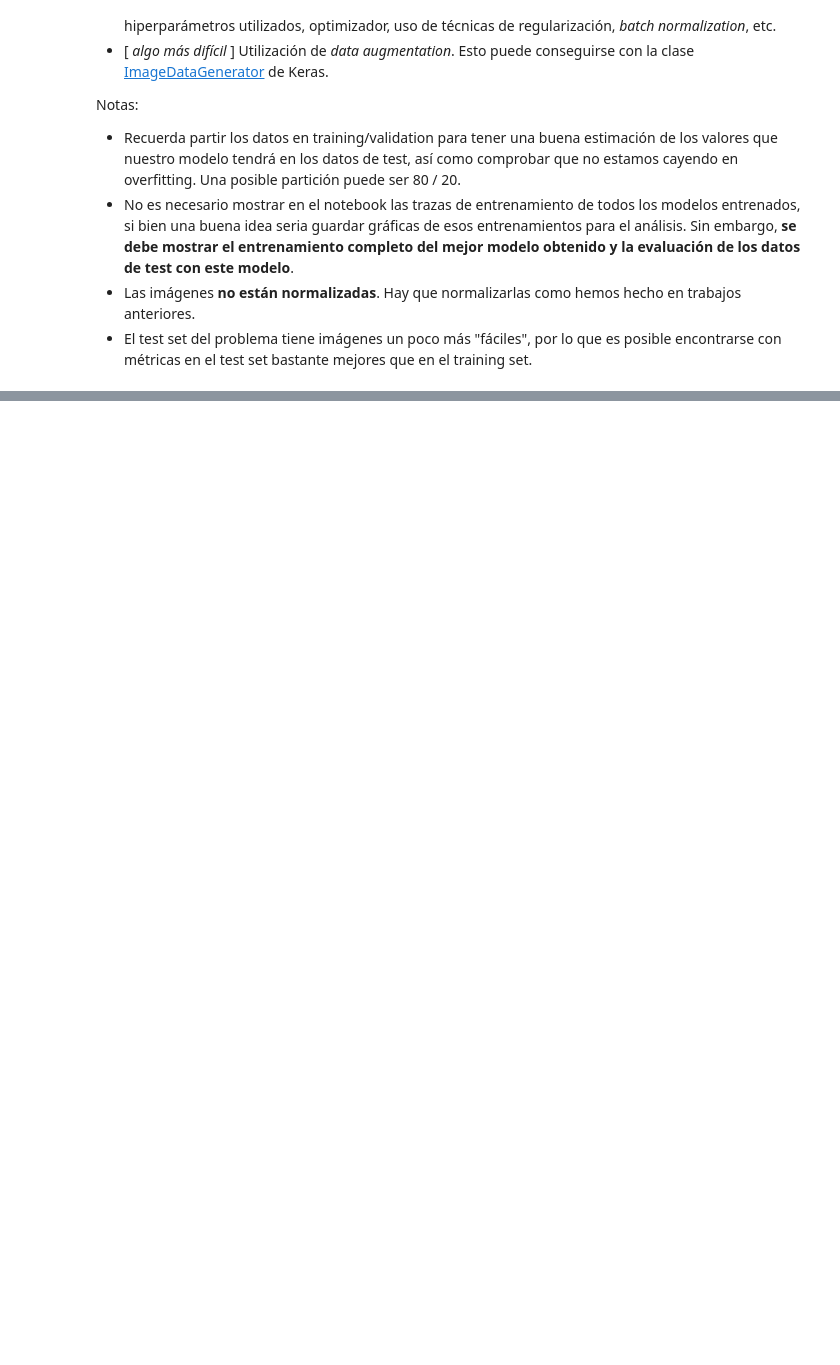
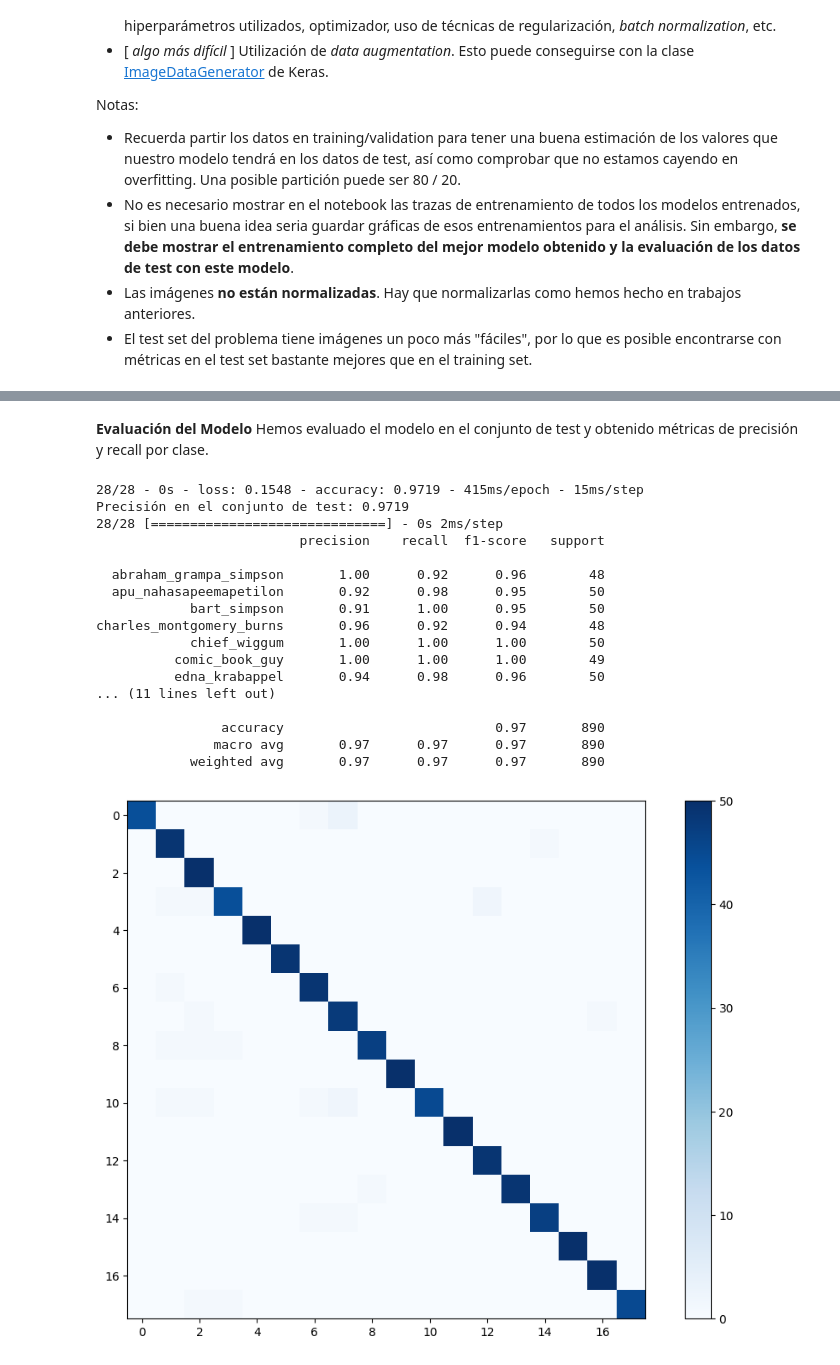
Before and after one commit to Rms78/Act2, a Jupyter notebook: Actividad_2_Redes_Neuronales_Convolucionales_CNN.ipynb, the cells around one changed output, grey strips where cells are left out. Cells and saved outputs as stored; diff of their text form; code cells hidden in the pictures; blank space fills up the shorter version.

```diff
--- a/Actividad_2_Redes_Neuronales_Convolucionales_CNN.ipynb
+++ b/Actividad_2_Redes_Neuronales_Convolucionales_CNN.ipynb
@@ -179,0 +325,57 @@ Notas:
+# %% [markdown]
+**Evaluación del Modelo**
+Hemos evaluado el modelo en el conjunto de test y obtenido métricas de precisión y recall por clase.
+# %%
+# Evaluación en el dataset de test
+# En este bloque, evaluamos el modelo en el conjunto de datos de prueba
+# para obtener la pérdida y la precisión.
+test_loss, test_acc = model.evaluate(X_t, y_t, verbose=2)
+print(f"Precisión en el conjunto de test: {test_acc:.4f}")
+
+# Importamos las funciones para el reporte de clasificación y la matriz de confusión
+from sklearn.metrics import classification_report, confusion_matrix
+
+# Realizamos predicciones en el conjunto de datos de prueba
+y_pred = model.predict(X_t)
+# Convertimos las predicciones en clases (tomando el índice con mayor probabilidad)
+y_pred_classes = np.argmax(y_pred, axis=1)
+
+# Imprimimos el informe de clasificación, que muestra métricas como la precisión,
+# la recuperación y el F1-score para cada clase.
+print(classification_report(y_t, y_pred_classes, target_names=MAP_CHARACTERS.values()))
+
+# Calculamos la matriz de confusión para ver el rendimiento del modelo
+# en términos de verdaderos positivos, falsos positivos, verdaderos negativos y falsos negativos.
+conf_matrix = confusion_matrix(y_t, y_pred_classes)
+
+# la graficamos:
+plt.figure(figsize=(12, 8))
+plt.imshow(conf_matrix, interpolation='nearest', cmap='Blues')
+plt.colorbar()
+plt.show()
+
+# El modelo muestra una precisión elevadísima en el conjunto de testeo. En torno a 97.1%, está clasificando muy bien
+# Las métricas muestran un rendimiento muy consistente a lo largo de las clases,
+# Clases como Jefe Wigum o el Tio de la tienda de comics tienen puntuaciones perfectas
+# El support muestra un balanceo muy bueno entre clases por lo que podemos considerar
+# que el rendimiento del modelo es, en general, muy bueno.
+# Rendimiento robusto y equilibrado del modelo convolucional cumpliendo con creces las expectativas del ejercicio.
+# %% [output]
+28/28 - 0s - loss: 0.1548 - accuracy: 0.9719 - 415ms/epoch - 15ms/step
+Precisión en el conjunto de test: 0.9719
+28/28 [==============================] - 0s 2ms/step
+                          precision    recall  f1-score   support
+
+  abraham_grampa_simpson       1.00      0.92      0.96        48
+  apu_nahasapeemapetilon       0.92      0.98      0.95        50
+            bart_simpson       0.91      1.00      0.95        50
+charles_montgomery_burns       0.96      0.92      0.94        48
+            chief_wiggum       1.00      1.00      1.00        50
+          comic_book_guy       1.00      1.00      1.00        49
+          edna_krabappel       0.94      0.98      0.96        50
+... (11 lines left out)
+
+                accuracy                           0.97       890
+               macro avg       0.97      0.97      0.97       890
+            weighted avg       0.97      0.97      0.97       890
+[figure, added]
```
Also changed, not shown: parts of 32 cells of this notebook.
